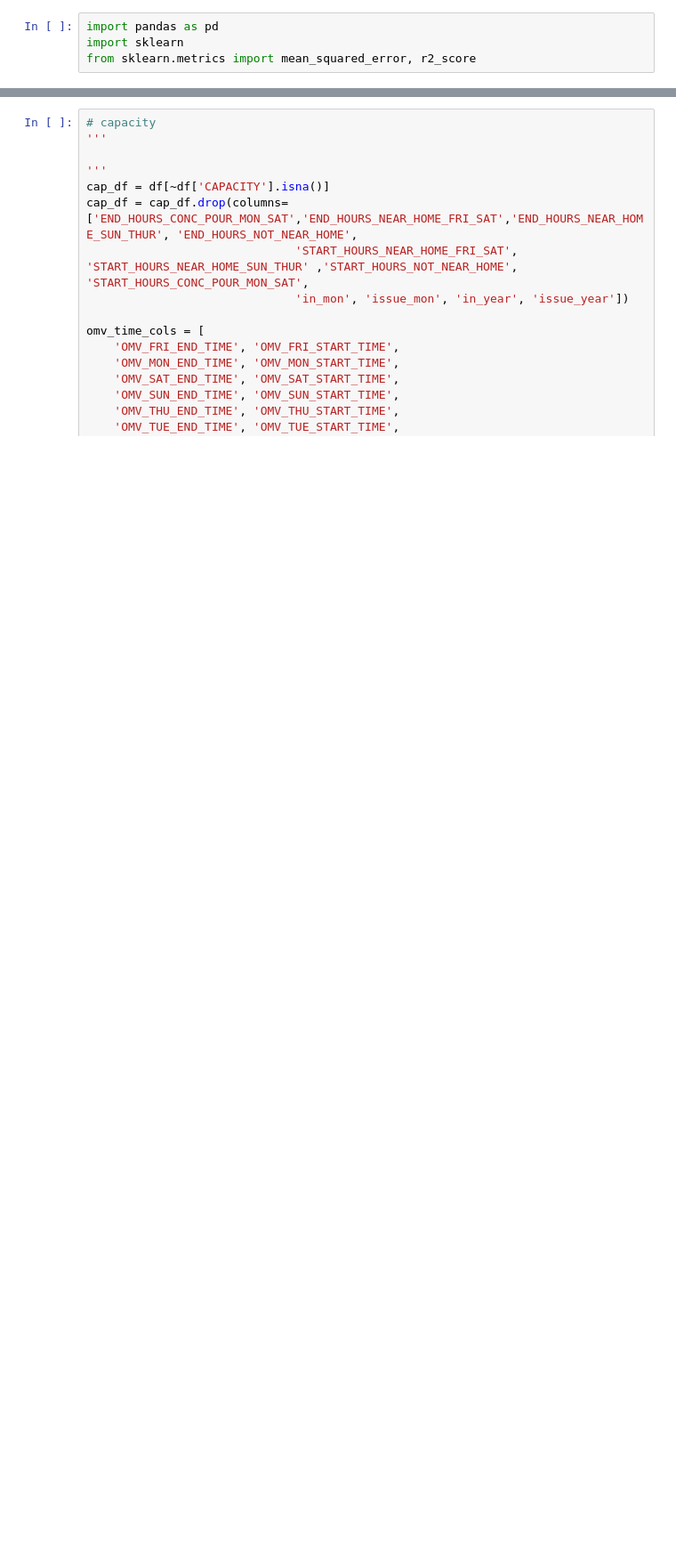
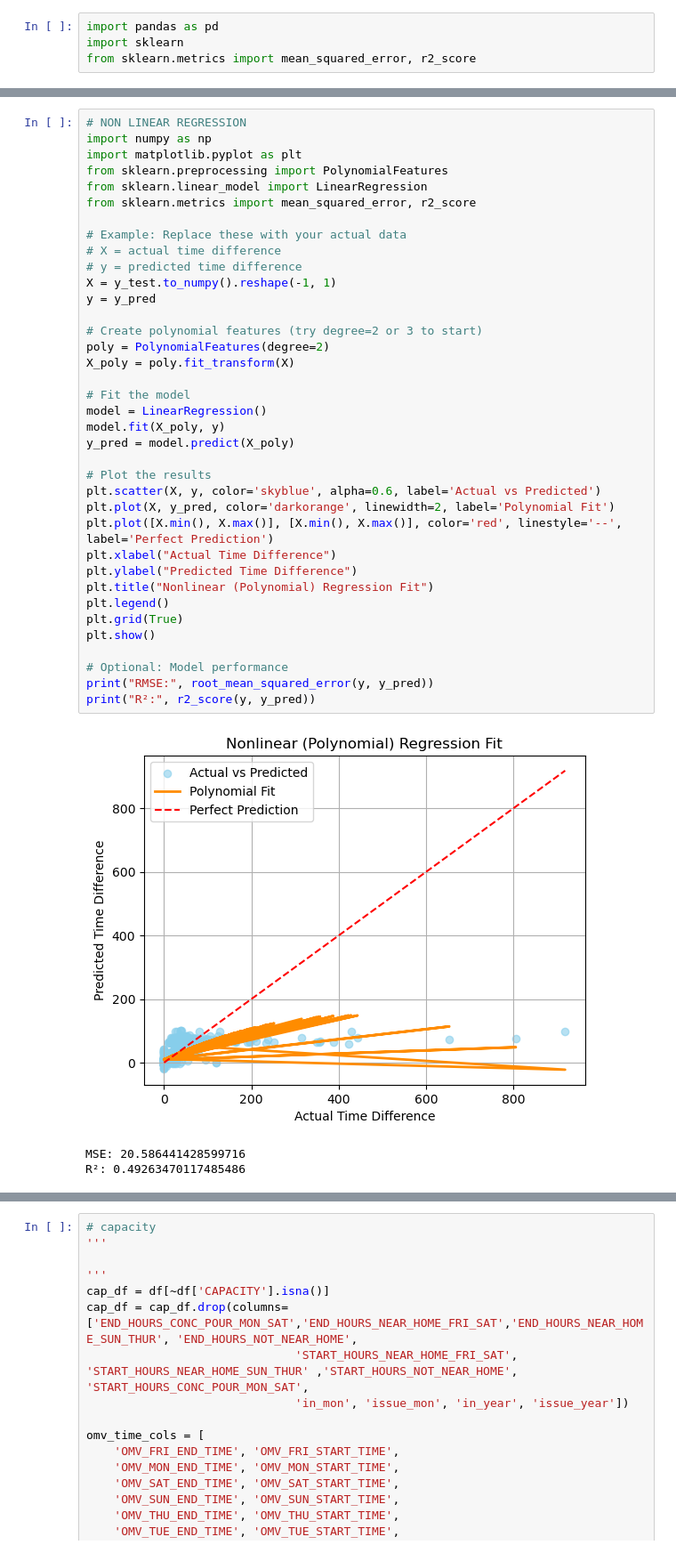
Before and after one commit to dysonspheres/soundOrdinanceProject, a Jupyter notebook: zipcode.ipynb, the cells around one changed output, grey strips where cells are left out. Shown at 89% size. Saved outputs shown, nothing was run; the diff lists cells and outputs as text; blank space fills up the shorter version.

Commit message:
made non linear model

```diff
--- a/zipcode.ipynb
+++ b/zipcode.ipynb
@@ -168,0 +176,41 @@ Passing `palette` without assigning `hue` is deprecated and will be removed in v
+# %%
+# NON LINEAR REGRESSION
+import numpy as np
+import matplotlib.pyplot as plt
+from sklearn.preprocessing import PolynomialFeatures
+from sklearn.linear_model import LinearRegression
+from sklearn.metrics import mean_squared_error, r2_score
+
+# Example: Replace these with your actual data
+# X = actual time difference
+# y = predicted time difference
+X = y_test.to_numpy().reshape(-1, 1)
+y = y_pred
+
+# Create polynomial features (try degree=2 or 3 to start)
+poly = PolynomialFeatures(degree=2)
+X_poly = poly.fit_transform(X)
+
+# Fit the model
+model = LinearRegression()
+model.fit(X_poly, y)
+y_pred = model.predict(X_poly)
+
+# Plot the results
+plt.scatter(X, y, color='skyblue', alpha=0.6, label='Actual vs Predicted')
+plt.plot(X, y_pred, color='darkorange', linewidth=2, label='Polynomial Fit')
+plt.plot([X.min(), X.max()], [X.min(), X.max()], color='red', linestyle='--', label='Perfect Prediction')
+plt.xlabel("Actual Time Difference")
+plt.ylabel("Predicted Time Difference")
+plt.title("Nonlinear (Polynomial) Regression Fit")
+plt.legend()
+plt.grid(True)
+plt.show()
+
+# Optional: Model performance
+print("RMSE:", root_mean_squared_error(y, y_pred))
+print("R²:", r2_score(y, y_pred))
+# %% [output]
+[figure, added]
+MSE: 20.586441428599716
+R²: 0.49263470117485486
```
Also changed, not shown: parts of 8 cells of this notebook.
